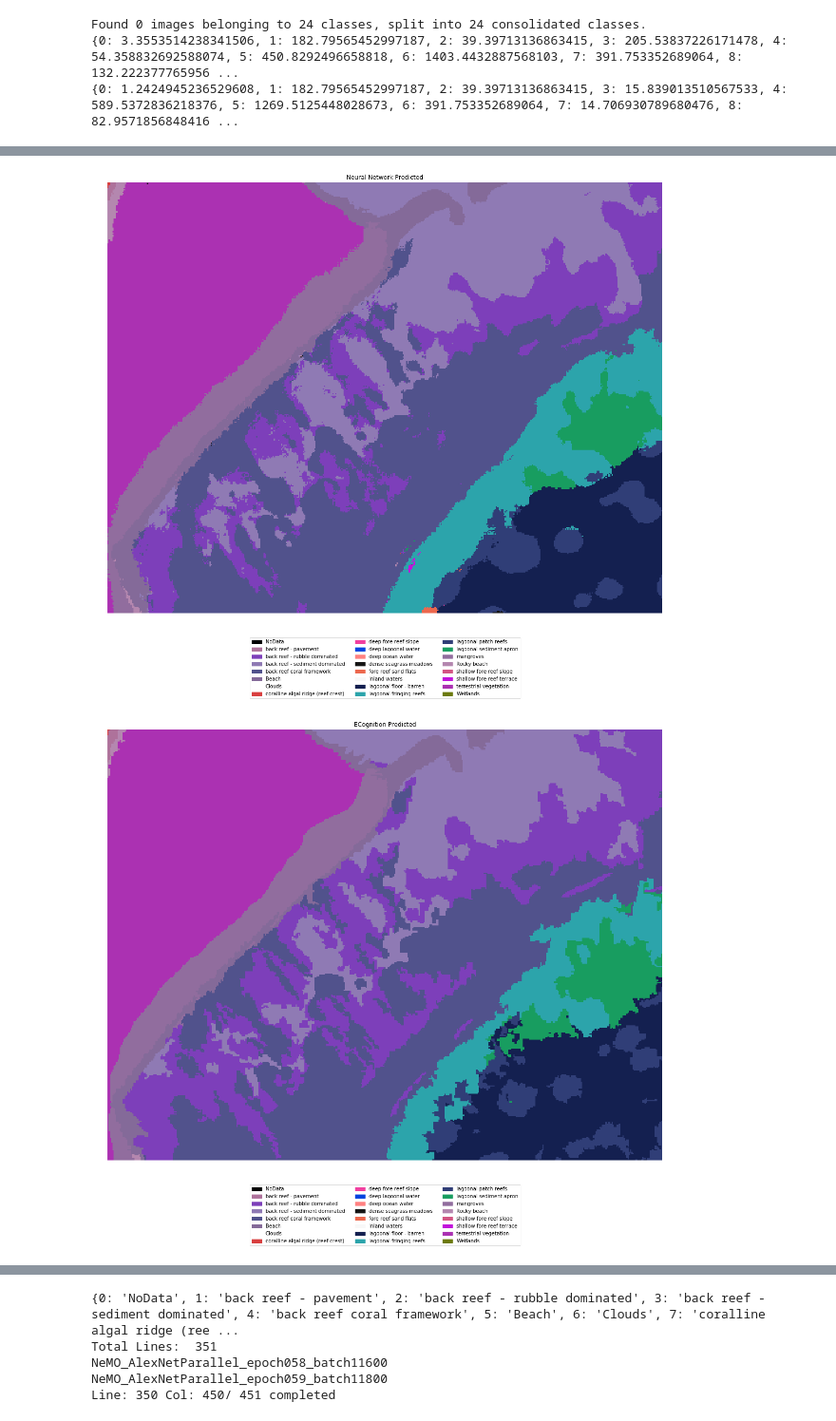
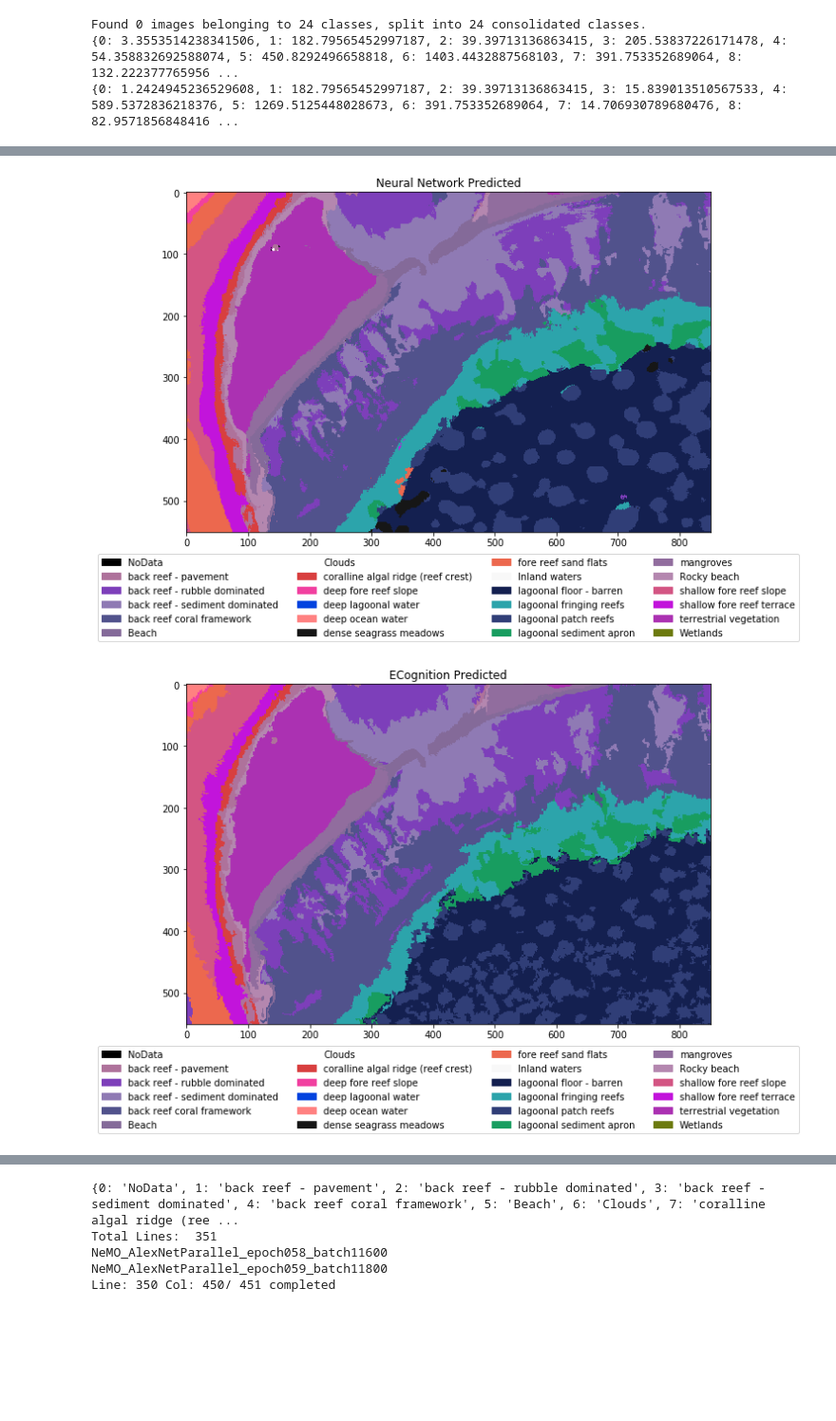
Before and after one commit to NASA-NeMO-Net/NeMO-Net, a Jupyter notebook: CNN/Keras_AlexNetHyperOpt_FullVisualization.ipynb, the cells around one changed output, grey strips where cells are left out. Shown at 95% size. Saved outputs shown, nothing was run; the diff lists cells and outputs as text; code cells hidden in the pictures; blank space fills up the shorter version.

```diff
--- a/CNN/Keras_AlexNetHyperOpt_FullVisualization.ipynb
+++ b/CNN/Keras_AlexNetHyperOpt_FullVisualization.ipynb
@@ -150,7 +150,8 @@ print(class_indices_rev)
 
 PerosBanhos.set_depth(2047)
 print("Total Lines: ", Testtruth.shape[0])
-whole_predict, num_predict, truth_predict, accuracy = PerosBanhos.predict_on_whole_image(model, image_size = x, num_lines=None, lastchannelremove=False)
+whole_predict, num_predict, prob_predict, truth_predict, accuracy = \
+    PerosBanhos.predict_on_whole_image(model, image_size = x, num_classes=len(class_indices_rev) ,num_lines=None, lastchannelremove=False)
 for i in range(whole_predict.shape[0]):
     for j in range(whole_predict.shape[1]):
         whole_predict[i,j] = train_generator.class_indices[class_indices_rev[whole_predict[i,j]]]
@@ -187,51 +188,53 @@ Total Lines:  351
 # shallow fore reef terrace: xkcd:vibrant purple
 # terrestrial vegetation: xkcd:green
 # Wetlands: xkcd:murky green
-os.chdir("C:/Users/asli/Documents/GitHub/NeMO-NET/CNN")
+# os.chdir("C:/Users/Rechant/Documents/GitHub/NeMO-NET/CNN")
+np.save("AlexNet_Parallel150_predict.npy", whole_predict)
+np.save("AlexNet_Parallel150_prob.npy", prob_predict)
 
 class_indices_rev[17] = 'lagoonal sediment apron' # manual relabeling (original label is too long)
 cmap = colors.ListedColormap(['xkcd:black', '#ae729b', '#7d3fba', '#8f7ab4', '#51528c',
                              '#846a99', 'xkcd:white', '#d83f3f', '#f140a0', 'xkcd:blue', '#ff8181',
                              '#161616', '#ec684e', '#f8f8f8', '#142050', '#2ca4ab',
                              '#303e77', '#189d60', '#916d9e', '#b487af',
                              '#d35583', '#c214db', '#ab31b2', 'xkcd:murky green'])
 bounds = [i-0.5 for i in range(25)]
 norm = colors.BoundaryNorm([b+0.5 for b in bounds], cmap.N)
 
-fig = plt.figure(2,figsize=(20,20))
+fig = plt.figure(2,figsize=(10,10))
 ax = plt.subplot(111)
-ax.imshow(whole_predict, interpolation='nearest', cmap=cmap, norm=norm)
+ax.imshow(whole_predict.astype(int), interpolation='nearest', cmap=cmap, norm=norm)
 box = ax.get_position()
 ax.set_position([box.x0, box.y0 + box.height * 0.2,
                  box.width, box.height])
 ax.legend([mpatches.Patch(color=cmap(i)) for i in range(24)],
            ['{}'.format(class_indices_rev[i]) for i in range(len(class_indices_rev))],
           loc='upper center', bbox_to_anchor=(0.5,-0.05), ncol=4)
-ax.set_axis_off()
+# ax.set_axis_off()
 ax.set_title('Neural Network Predicted')
-fig.savefig('Hyperopt_Visualize.png', bbox_inches='tight')
+# fig.savefig('Hyperopt_Visualize.png', bbox_inches='tight')
 
 
-fig = plt.figure(3,figsize=(20,20))
+fig = plt.figure(3,figsize=(10,10))
 ax = plt.subplot(111)
 ax.imshow(Testtruth, interpolation='nearest', cmap=cmap, norm=norm)
 box = ax.get_position()
 ax.set_position([box.x0, box.y0 + box.height * 0.2,
                  box.width, box.height])
 ax.legend([mpatches.Patch(color=cmap(i)) for i in range(24)],
            ['{}'.format(class_indices_rev[i]) for i in range(len(class_indices_rev))],
           loc='upper center', bbox_to_anchor=(0.5,-0.05), ncol=4)
 ax.set_title('ECognition Predicted')
-ax.set_axis_off()
-fig.savefig('Ecognition_Reference.png', bbox_inches='tight')
+# ax.set_axis_off()
+# fig.savefig('Ecognition_Reference.png', bbox_inches='tight')
 plt.show()
 
-fig = plt.figure(4,figsize=(20,20))
-plt.imshow(Perostest_RGB[crop_len:-crop_len,crop_len:-crop_len,:])
-plt.title('RGB Image')
-plt.axis('off')
-fig.savefig('HyperoptRun_RGB.png', bbox_inches='tight')
-plt.show()
+# fig = plt.figure(4,figsize=(20,20))
+# plt.imshow(Perostest_RGB[crop_len:-crop_len,crop_len:-crop_len,:])
+# plt.title('RGB Image')
+# plt.axis('off')
+# fig.savefig('HyperoptRun_RGB.png', bbox_inches='tight')
+# plt.show()
 # %% [output]
-[figure, old version]
+[figure, new version]
-[figure, old version]
+[figure, new version]
```
Also changed, not shown: parts of 9 cells of this notebook, 4 other files.
